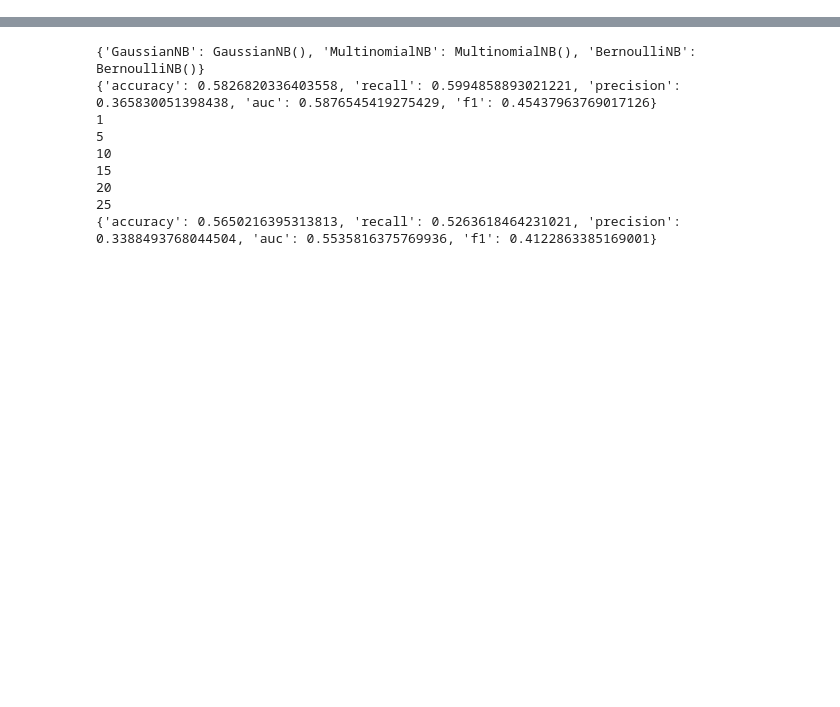
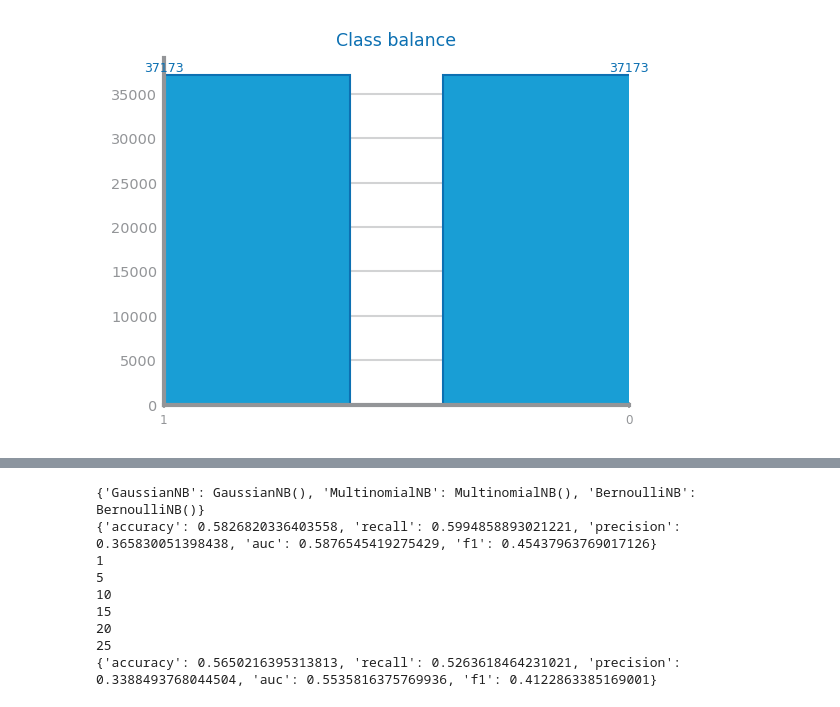
Before and after one commit to pedrocruzac02/DS23-24, a Jupyter notebook: Balacing.ipynb, the cells around one changed output, grey strips where cells are left out. Cells and saved outputs as stored; diff of their text form; code cells hidden in the pictures; blank space fills up the shorter version.

```diff
--- a/Balacing.ipynb
+++ b/Balacing.ipynb
@@ -53,4 +53,13 @@ Majority class= 0 : 43048
 Proportion: 1.0 : 1
+# %%
+target_count_under: Series = df_under[target].value_counts()
+figure()
+plot_bar_chart(
+    target_count_under.index.to_list(), target_count_under.to_list(), title="Class balance"
+)
+show()
+# %% [output]
+[figure, added]
 # %%
 # Evaluation Approach#1
 from numpy import ndarray
```
Also changed, not shown: parts of 8 cells of this notebook.
